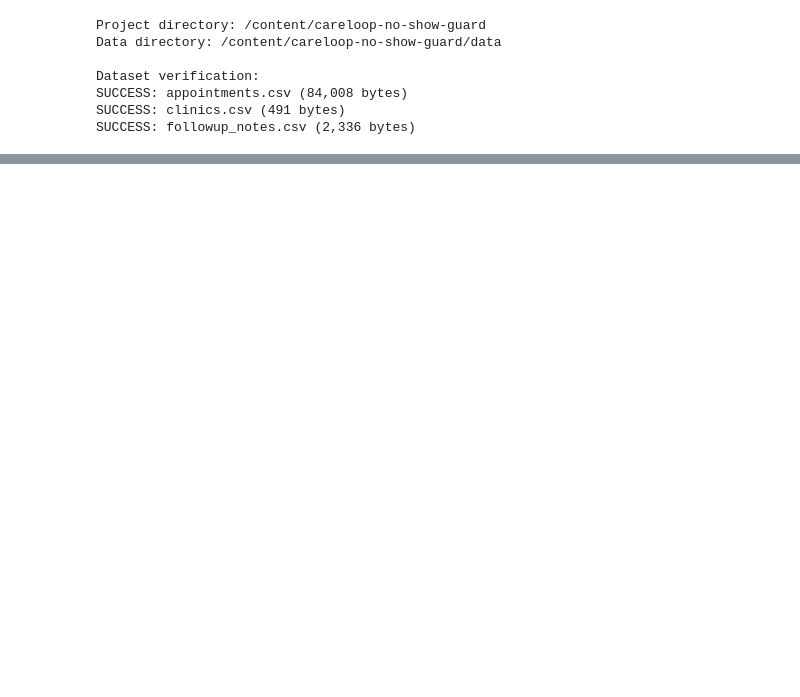
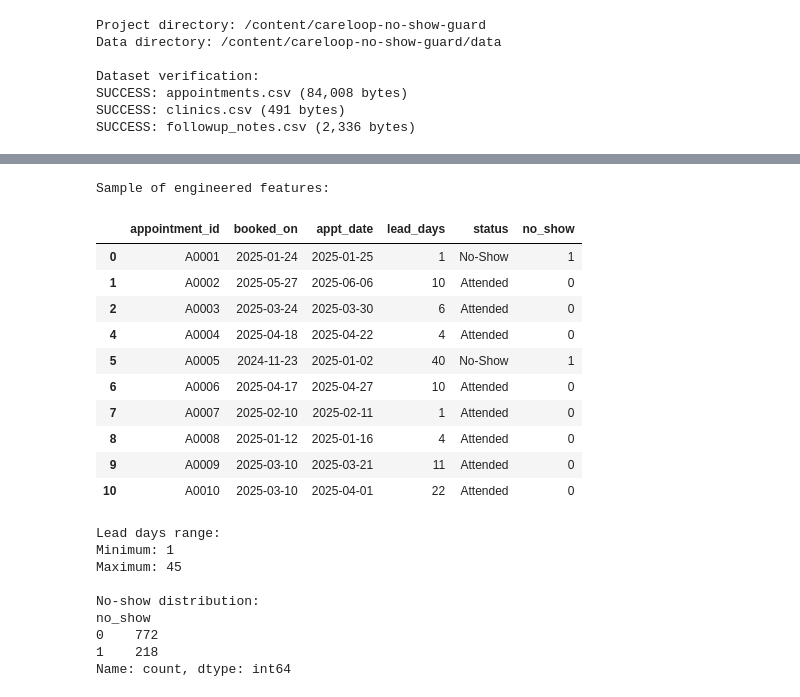
Before and after one commit to sonalisalvi/careloop-no-show-guard, a Jupyter notebook: 01_ingest_clean.ipynb, the cells around one changed output, grey strips where cells are left out. Drawn from its saved outputs; the diff is of its cells as text; code cells hidden in the pictures; blank space fills up the shorter version.

```diff
--- a/01_ingest_clean.ipynb
+++ b/01_ingest_clean.ipynb
@@ -131,0 +834,53 @@ SUCCESS: followup_notes.csv (2,336 bytes)
+# %%
+
+# Calculate the number of days between booking and appointment
+df["lead_days"] = (
+    df["appt_date"] - df["booked_on"]
+).dt.days
+
+# Convert appointment status into a binary variable
+df["no_show"] = (
+    df["status"].str.strip().str.lower() == "no-show"
+).astype(int)
+
+# Display a sample to verify the new columns
+print("Sample of engineered features:")
+display(
+    df[[
+        "appointment_id",
+        "booked_on",
+        "appt_date",
+        "lead_days",
+        "status",
+        "no_show"
+    ]].head(10)
+)
+
+print("\nLead days range:")
+print("Minimum:", df["lead_days"].min())
+print("Maximum:", df["lead_days"].max())
+
+print("\nNo-show distribution:")
+print(df["no_show"].value_counts().sort_index())
+# %% [output]
+Sample of engineered features:
+|  | appointment_id | booked_on | appt_date | lead_days | status | no_show |
+| 0 | A0001 | 2025-01-24 | 2025-01-25 | 1 | No-Show | 1 |
+| 1 | A0002 | 2025-05-27 | 2025-06-06 | 10 | Attended | 0 |
+| 2 | A0003 | 2025-03-24 | 2025-03-30 | 6 | Attended | 0 |
+| 4 | A0004 | 2025-04-18 | 2025-04-22 | 4 | Attended | 0 |
+| 5 | A0005 | 2024-11-23 | 2025-01-02 | 40 | No-Show | 1 |
+| 6 | A0006 | 2025-04-17 | 2025-04-27 | 10 | Attended | 0 |
+| 7 | A0007 | 2025-02-10 | 2025-02-11 | 1 | Attended | 0 |
+| 8 | A0008 | 2025-01-12 | 2025-01-16 | 4 | Attended | 0 |
+| 9 | A0009 | 2025-03-10 | 2025-03-21 | 11 | Attended | 0 |
+| 10 | A0010 | 2025-03-10 | 2025-04-01 | 22 | Attended | 0 |
+Lead days range:
+Minimum: 1
+Maximum: 45
+
+No-show distribution:
+no_show
+0    772
+1    218
+Name: count, dtype: int64
```
Also changed, not shown: parts of 38 cells of this notebook.
